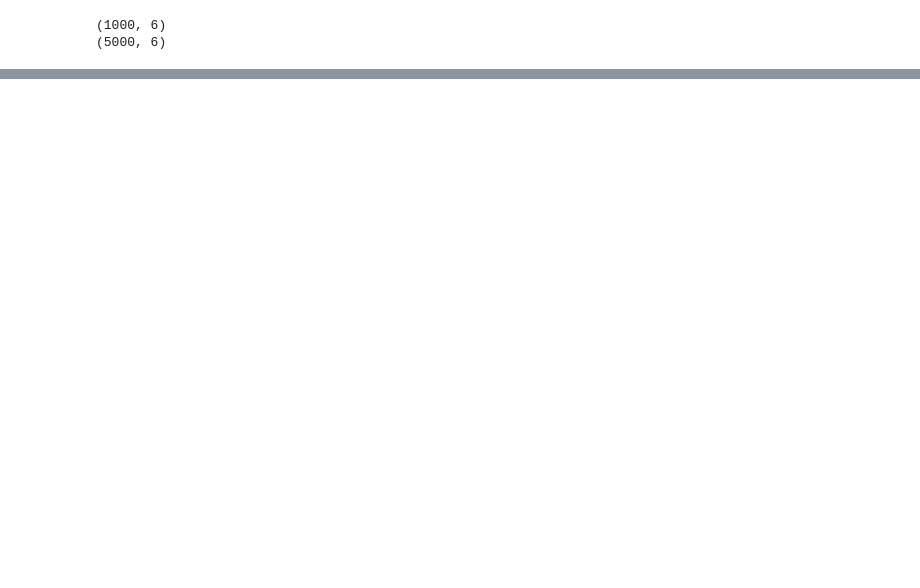
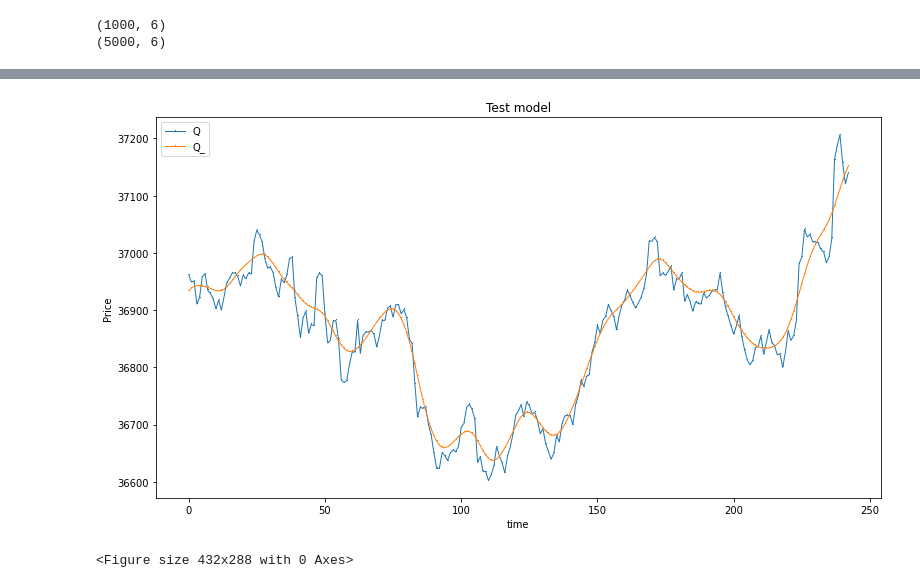
Before and after one commit to sky1307/Hackaithon_10MD_3day, a Jupyter notebook: test.ipynb, the cells around one changed output, grey strips where cells are left out. Drawn from its saved outputs; the diff is of its cells as text; code cells hidden in the pictures; blank space fills up the shorter version.

```diff
--- a/test.ipynb
+++ b/test.ipynb
@@ -74,0 +141,17 @@ dr.iloc[-5000:].to_csv('./data/SonTay2.csv', index = False)
+# %%
+q_r_e = pd.read_csv('./log/data_analysis/predict_val_0.csv')
+m, n = 0, 250
+plt.subplots(1, figsize=(13, 7))
+plt.plot(q_r_e['real_q'][m:n],marker=',', linewidth='1', label="Q" )
+plt.plot(q_r_e['ensemble_q'][m:n],marker=',', linewidth='1', label="Q_" )
+
+
+plt.xlabel('time')
+plt.ylabel('Price')
+plt.title('Test model')
+plt.legend()
+plt.show()
+plt.savefig('./data/test')
+# %% [output]
+[figure, added]
+<Figure size 432x288 with 0 Axes>
```
Also changed, not shown: parts of 12 cells of this notebook, 32 other files.
